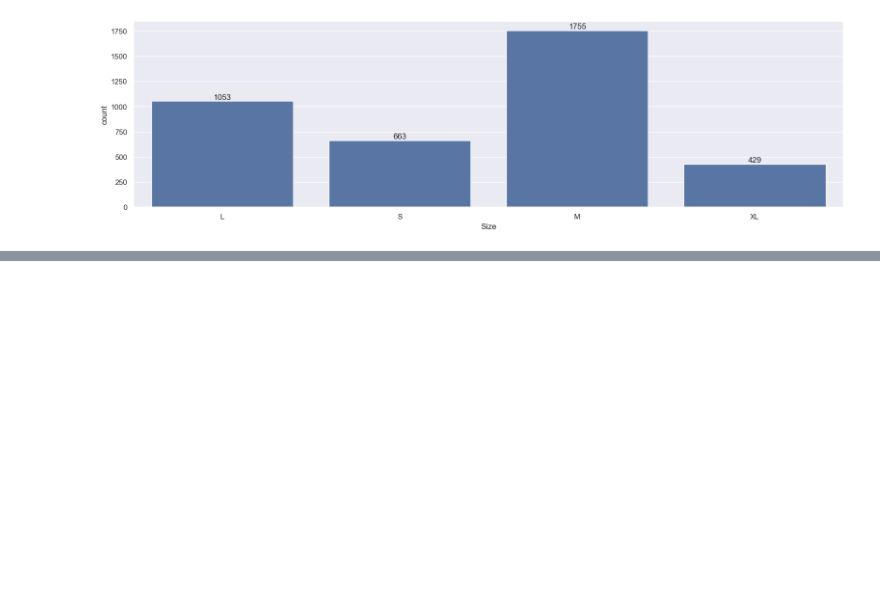
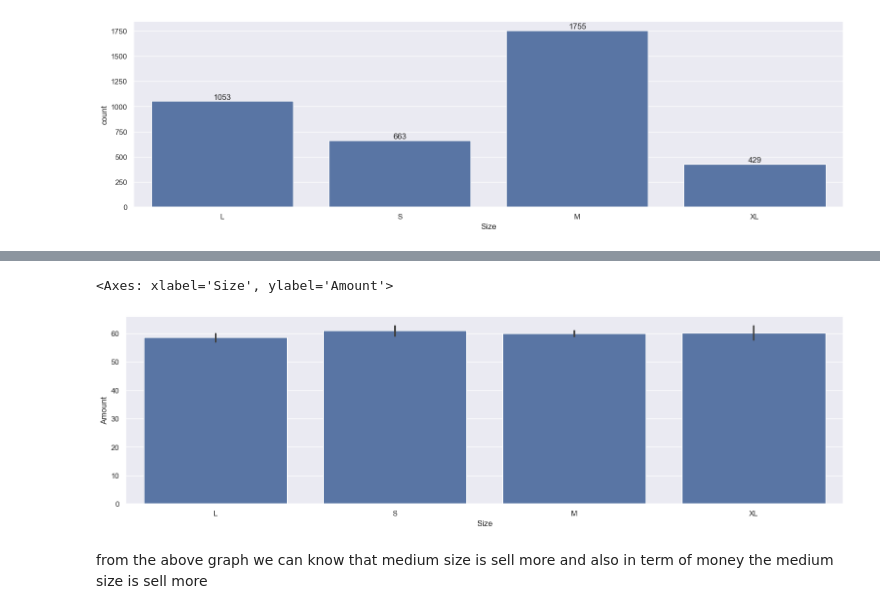
Before and after one commit to Amanmishra03/data-analysis---project, a Jupyter notebook: sales trends analysis/analysis.ipynb, the cells around one changed output, grey strips where cells are left out. Saved outputs shown, nothing was run; the diff lists cells and outputs as text; code cells hidden in the pictures; blank space fills up the shorter version.

Commit message:
data analysis

```diff
--- a/sales trends analysis/analysis.ipynb
+++ b/sales trends analysis/analysis.ipynb
@@ -298,0 +307,8 @@ for bars in ax.containers:
+# %%
+sales_gen = df.groupby(['Size'], as_index=False)['Amount'].sum().sort_values(by='Amount', ascending=False)
+sns.barplot(x='Size', y='Amount', data=df)
+# %% [output]
+<Axes: xlabel='Size', ylabel='Amount'>
+[figure, added]
+# %% [markdown]
+from the above graph we can know that medium size is sell more and also in term of money the medium size is sell more
```
Also changed, not shown: parts of 1 cell of this notebook.
